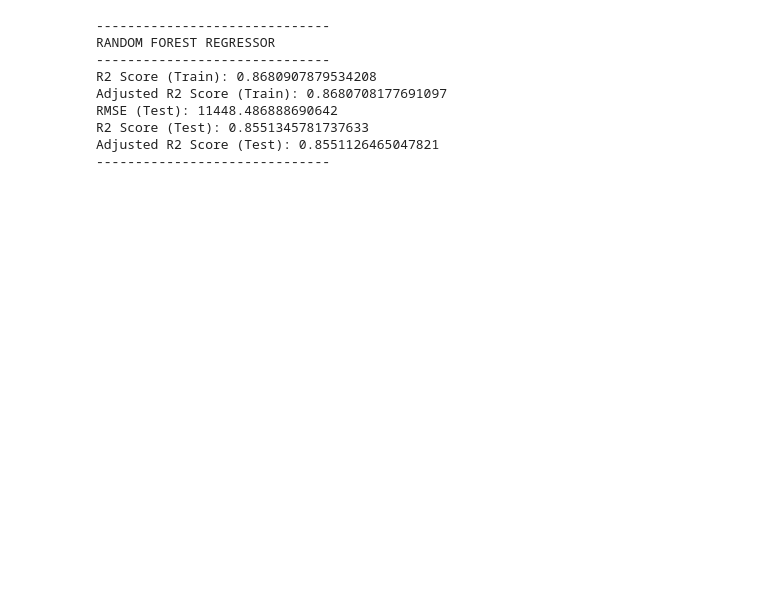
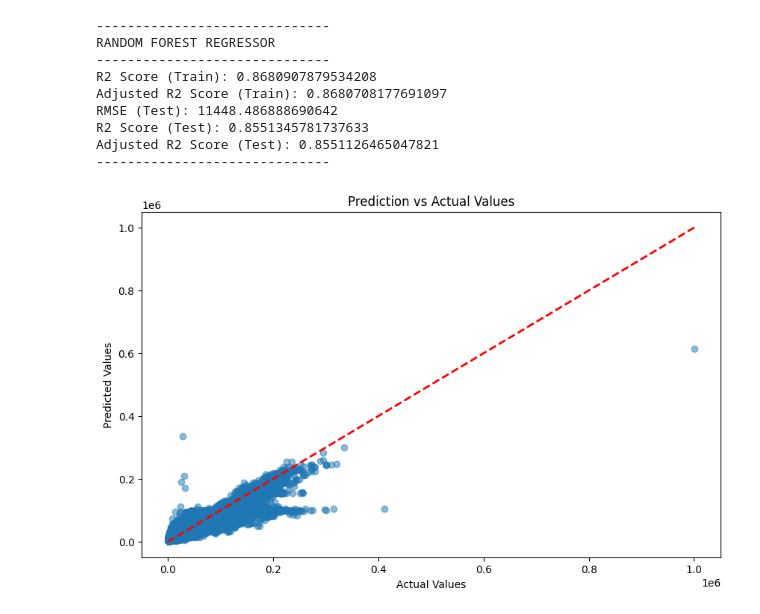
Before and after one commit to fahmizainal17/Car_Price_Prediction_Model, a Jupyter notebook: Prediction_Model_of_Car_Price.ipynb, the cells around one changed output. Saved outputs shown, nothing was run; the diff lists cells and outputs as text; code cells hidden in the pictures; blank space fills up the shorter version.

```diff
--- a/Prediction_Model_of_Car_Price.ipynb
+++ b/Prediction_Model_of_Car_Price.ipynb
@@ -1375,3 +1539,28 @@ RMSE (Test): 11448.486888690642
 R2 Score (Test): 0.8551345781737633
 Adjusted R2 Score (Test): 0.8551126465047821
 ------------------------------
+# %%
+import pandas as pd
+import matplotlib.pyplot as plt
+from sklearn.ensemble import RandomForestRegressor
+
+# Define features and target
+X = df.drop('price', axis=1)
+y = df['price']
+
+def plot_predictions_vs_actual(model, X, y):
+    # Predict target
+    y_pred = model.predict(X)
+
+    # Plot
+    plt.figure(figsize=(10, 6))
+    plt.scatter(y, y_pred, alpha=0.5)
+    plt.plot([y.min(), y.max()], [y.min(), y.max()], 'r--', lw=2)
+    plt.xlabel('Actual Values')
+    plt.ylabel('Predicted Values')
+    plt.title('Prediction vs Actual Values')
+    plt.show()
+
+plot_predictions_vs_actual(rf3, X, y)
+# %% [output]
+[figure, added]
```
Also changed, not shown: parts of 13 cells of this notebook.
